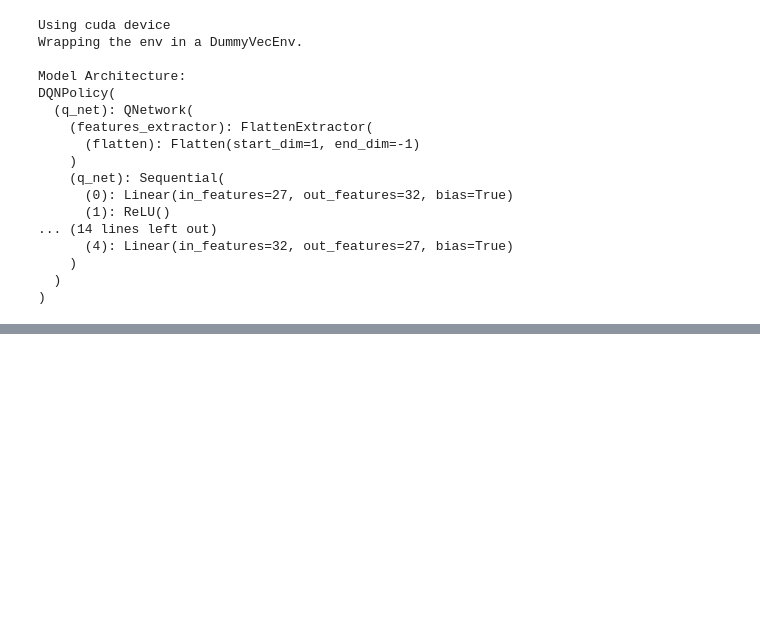
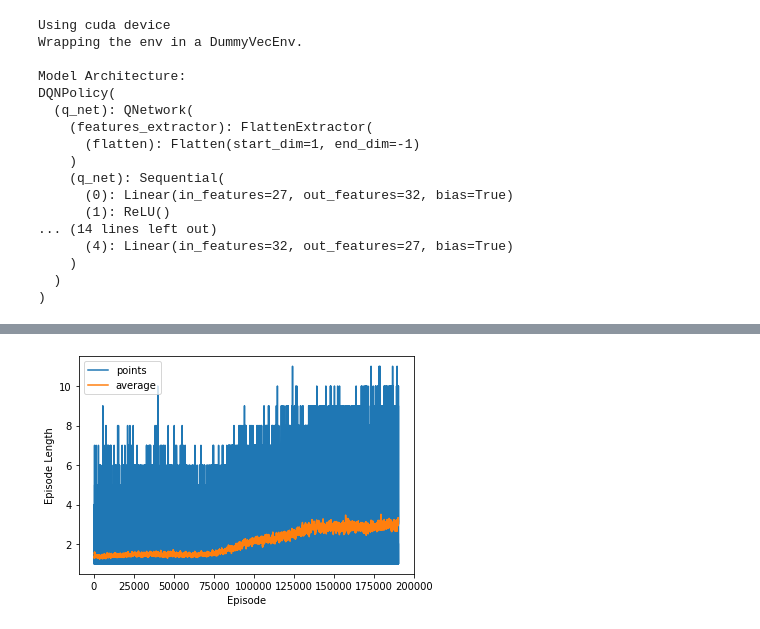
Before and after one commit to Giullar/knowledge-injection-dnn, a Jupyter notebook: notebooks/knowledge_injection_rl.ipynb, the cells around one changed output, grey strips where cells are left out. Drawn from its saved outputs; the diff is of its cells as text; code cells hidden in the pictures; blank space fills up the shorter version.

```diff
--- a/notebooks/knowledge_injection_rl.ipynb
+++ b/notebooks/knowledge_injection_rl.ipynb
@@ -304,0 +342,11 @@ Standard deviation: 0.24310491562286438
+# %%
+# Environment definition
+
+# Latin square will have dimension dim x dim
+dim = 5
+# Construct the environment
+env = PLSEnv_partially_filled(dim=dim)
+# Check the correctness of the environment
+check_env(env)
+# Wrap the environment in a monitor to track training progress
+env = Monitor(env)
@@ -304,0 +445,14 @@ Standard deviation: 0.24310491562286438
+# %%
+# Plot episodes lentghs during training
+sl, pl = smooth_time_series(env.get_episode_lengths(), windows_size=200)
+#env.get_episode_rewards()
+#env.get_episode_lengths()
+plt.plot(pl, label="points")
+plt.plot(sl, label="average")
+plt.xlabel("Episode")
+plt.ylabel("Episode Length")
+plt.legend()
+#plt.savefig("dqn_length_3x3.png", dpi=IMG_DPI)
+plt.show()
+# %% [output]
+[figure, added]
```
Also changed, not shown: parts of 24 cells of this notebook, 1 other file.
